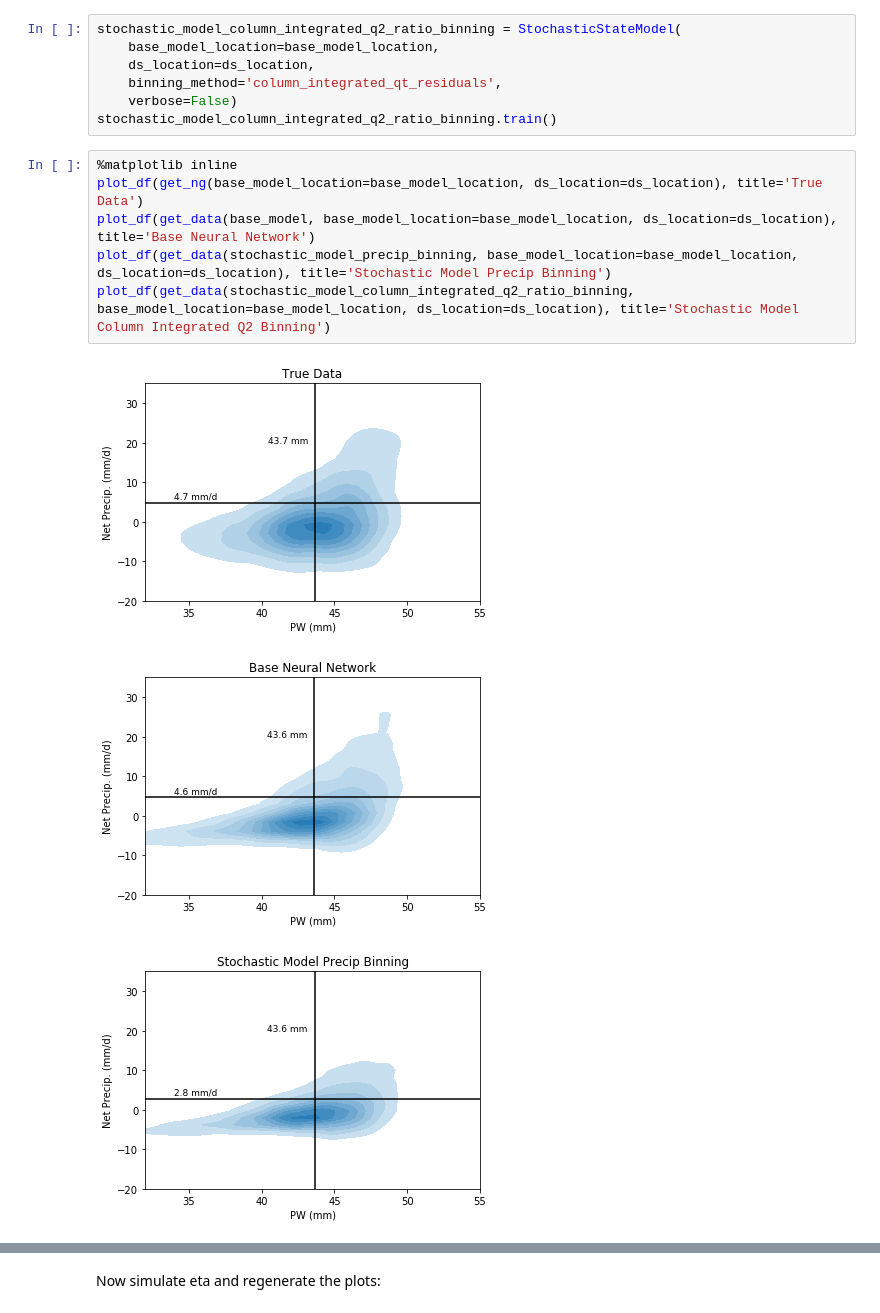
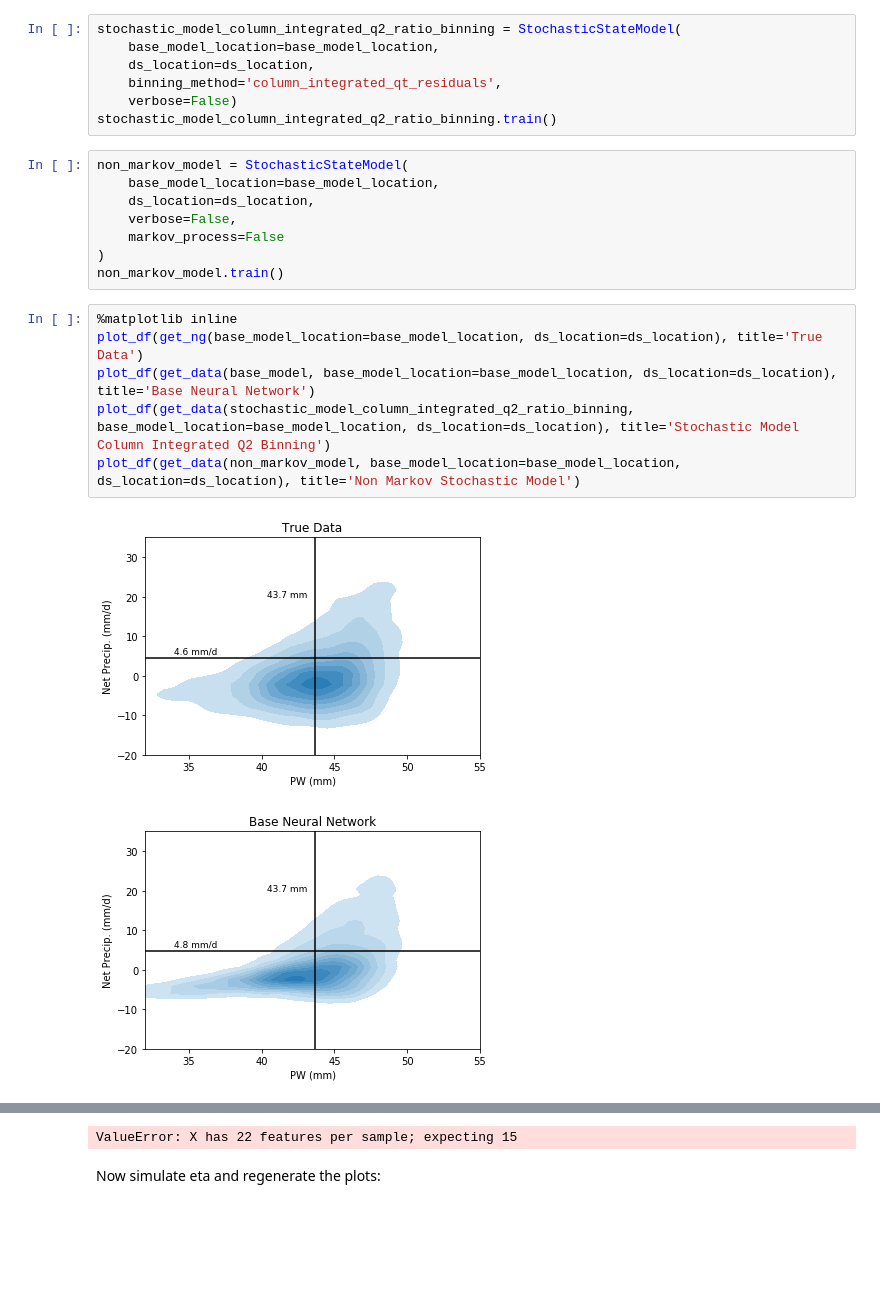
Before and after one commit to nbren12/uwnet, a Jupyter notebook: uwnet/stochastic_parameterization/notebooks/2019-4-6-joint-net_precip_pw_pdf.ipynb, the cells around one changed output, grey strips where cells are left out. Drawn from its saved outputs; the diff is of its cells as text; blank space fills up the shorter version.

```diff
--- a/uwnet/stochastic_parameterization/notebooks/2019-4-6-joint-net_precip_pw_pdf.ipynb
+++ b/uwnet/stochastic_parameterization/notebooks/2019-4-6-joint-net_precip_pw_pdf.ipynb
@@ -29,13 +22,20 @@ stochastic_model_column_integrated_q2_ratio_binning = StochasticStateModel(
     binning_method='column_integrated_qt_residuals',
     verbose=False)
 stochastic_model_column_integrated_q2_ratio_binning.train()
+# %%
+non_markov_model = StochasticStateModel(
+    base_model_location=base_model_location,
+    ds_location=ds_location,
+    verbose=False,
+    markov_process=False
+)
+non_markov_model.train()
 # %%
 %matplotlib inline
 plot_df(get_ng(base_model_location=base_model_location, ds_location=ds_location), title='True Data')
 plot_df(get_data(base_model, base_model_location=base_model_location, ds_location=ds_location), title='Base Neural Network')
-plot_df(get_data(stochastic_model_precip_binning, base_model_location=base_model_location, ds_location=ds_location), title='Stochastic Model Precip Binning')
 plot_df(get_data(stochastic_model_column_integrated_q2_ratio_binning, base_model_location=base_model_location, ds_location=ds_location), title='Stochastic Model Column Integrated Q2 Binning')
+plot_df(get_data(non_markov_model, base_model_location=base_model_location, ds_location=ds_location), title='Non Markov Stochastic Model')
 # %% [output]
-[figure, old version]
+[figure, new version]
-[figure, old version]
+[figure, new version]
-[figure, removed]
@@ -43,3 +42,4 @@ plot_df(get_data(stochastic_model_column_integrated_q2_ratio_binning, base_model
+ValueError: X has 22 features per sample; expecting 15
 # %% [markdown]
 Now simulate eta and regenerate the plots:
 # %%
```
Also changed, not shown: parts of 3 cells of this notebook, 2 other files.
